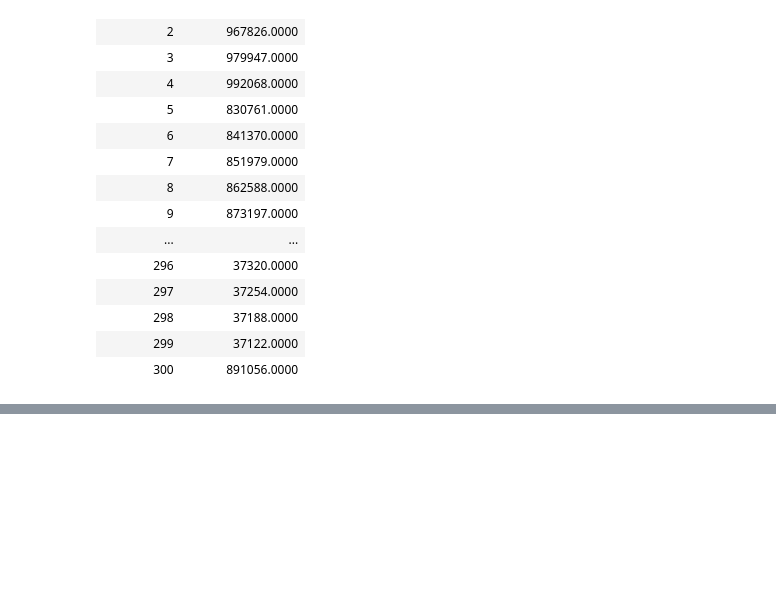
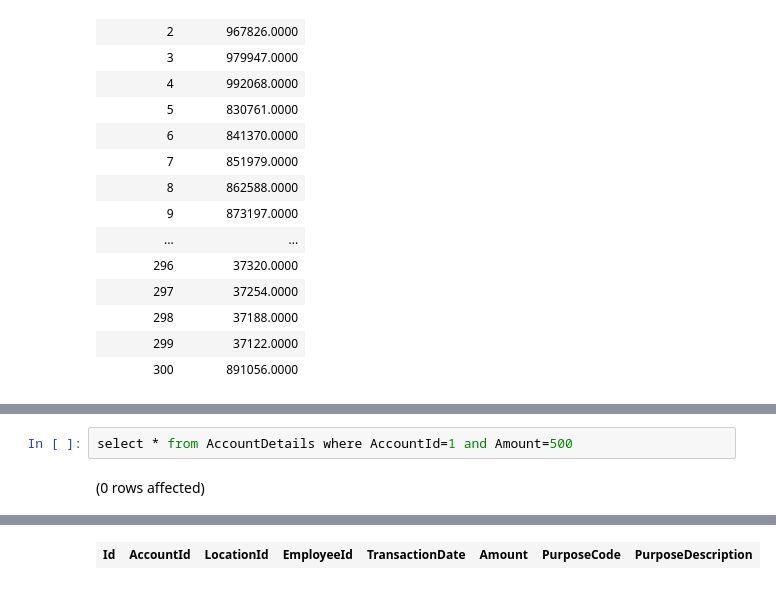
Before and after one commit to Miss4Chan/Databases, a Jupyter notebook: lab6.ipynb, the cells around one changed output, grey strips where cells are left out. Saved outputs shown, nothing was run; the diff lists cells and outputs as text; blank space fills up the shorter version.

```diff
--- a/lab6.ipynb
+++ b/lab6.ipynb
@@ -120,0 +248,4 @@ Total execution time: 00:00:00.040
+# %%
+select * from AccountDetails where AccountId=1 and Amount=500
+# %% [output]
+(0 rows affected)
@@ -120,0 +253 @@ Total execution time: 00:00:00.040
+| Id | AccountId | LocationId | EmployeeId | TransactionDate | Amount | PurposeCode | PurposeDescription |
```
Also changed, not shown: parts of 13 cells of this notebook.
